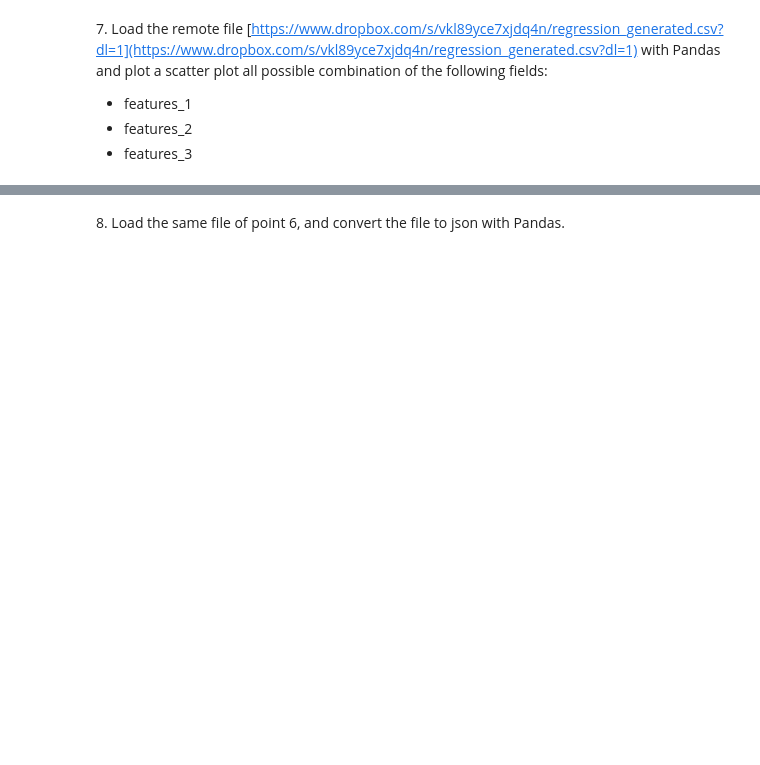
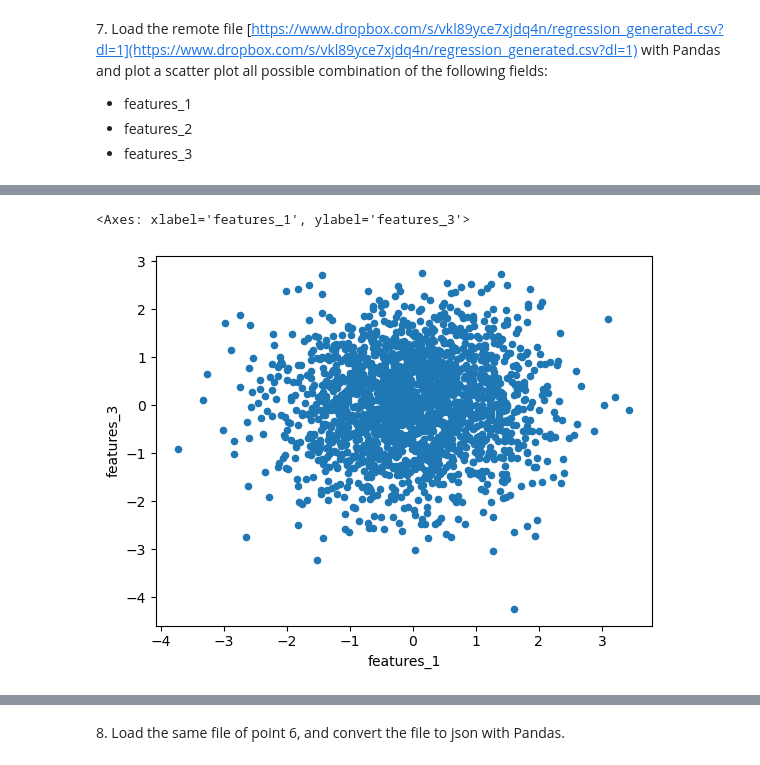
Before and after one commit to angelabortolato/LaboratoryOfComputationalPhysics_A, a Jupyter notebook: 05ex_OSEMN.ipynb, the cells around one changed output, grey strips where cells are left out. Cells and saved outputs as stored; diff of their text form; code cells hidden in the pictures; blank space fills up the shorter version.

```diff
--- a/05ex_OSEMN.ipynb
+++ b/05ex_OSEMN.ipynb
@@ -104,0 +162,5 @@ with open('user_data.csv', 'w') as fout:
+# %%
+regr_data.plot.scatter("features_1", "features_3", )
+# %% [output]
+<Axes: xlabel='features_1', ylabel='features_3'>
+[figure, added]
```
Also changed, not shown: parts of 9 cells of this notebook, 6 other files.
